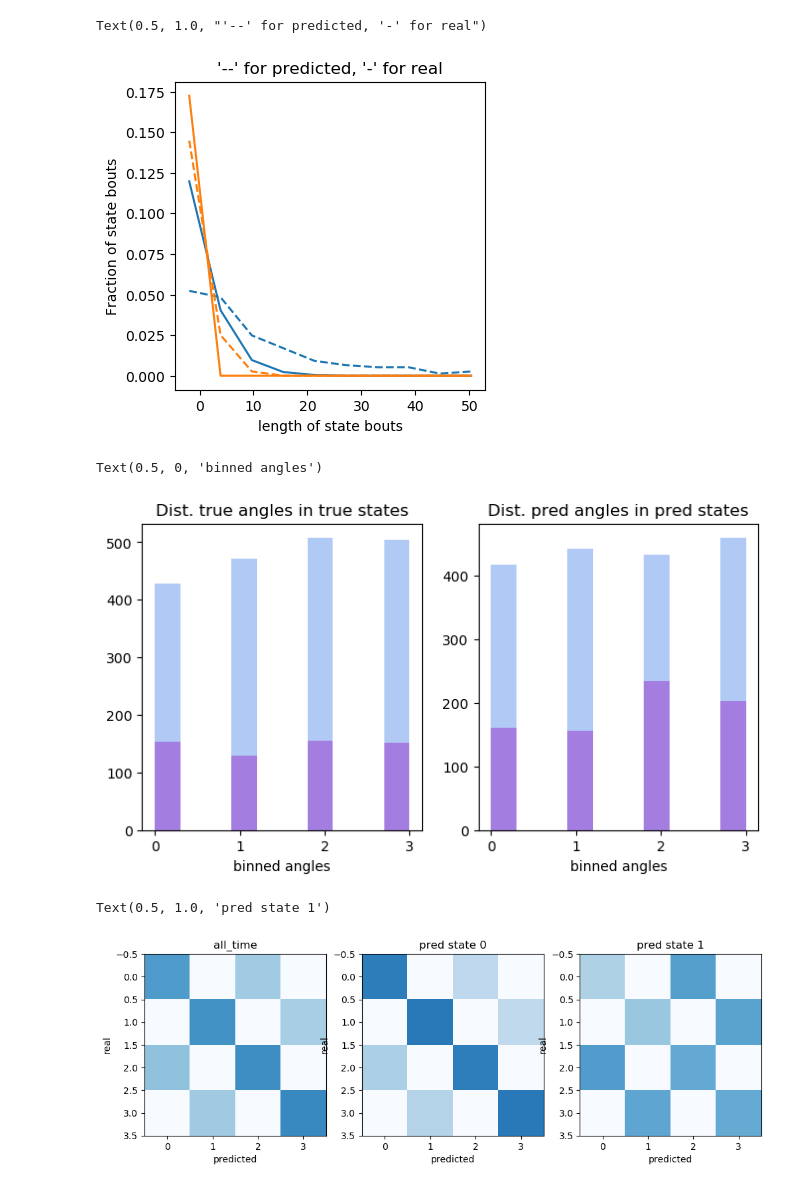
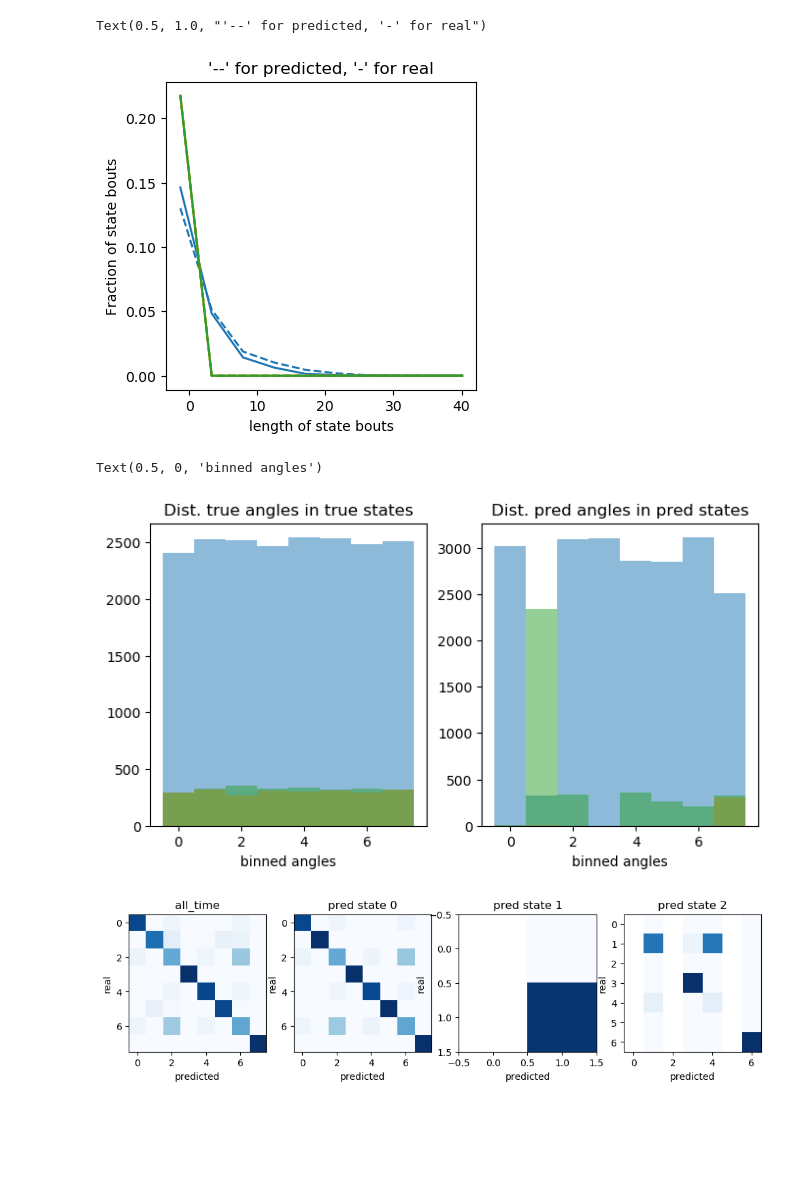
Before and after one commit to BrancoLab/JAL2_subgoal_pipeline, a Jupyter notebook: behave_analysis/analyze/glm_hmm/glm_hmm_gen_synth.ipynb, the cells around one changed output. Cells and saved outputs as stored; diff of their text form; code cells hidden in the pictures; blank space fills up the shorter version.

```diff
--- a/behave_analysis/analyze/glm_hmm/glm_hmm_gen_synth.ipynb
+++ b/behave_analysis/analyze/glm_hmm/glm_hmm_gen_synth.ipynb
@@ -121,7 +147,7 @@ Text(0.5, 1.0, '% time in state 0, real: 0.76 , predicted: 0.78\n% time in state
 """How long does each state bout last?"""
 
 real_time = []
-for i in np.arange(num_states):
+for i in states:
     st = (all_state == i).astype(int)
     if st[0] == 1:
         st = np.hstack((np.zeros(1),st))
@@ -132,7 +158,7 @@ for i in np.arange(num_states):
     real_time.append(np.abs(start - end))
 
 pred_time = []
-for i in np.arange(num_states):
+for i in states:
     st = (state_pred == i).astype(int)
     if st[0] == 1:
         st = np.hstack((np.zeros(1),st))
@@ -147,7 +173,7 @@ shortest = np.amin(np.append(np.concatenate(pred_time), np.concatenate(real_time
 
 fig, axs = plt.subplots(1,1,figsize = (4,4))
 colorz = plt.rcParams['axes.prop_cycle'].by_key()['color']
-for i in np.arange(num_states):
+for i in states:
     # real
     h, b = np.histogram(real_time[i],range = (shortest,longest), density = True)
     bc = b[:-1]-np.mean(np.diff(b))/2
@@ -162,53 +188,52 @@ axs.set_ylabel('Fraction of state bouts')
 axs.set_title("'--' for predicted, '-' for real")
 # %% [output]
 Text(0.5, 1.0, "'--' for predicted, '-' for real")
-[figure, old version]
+[figure, new version]
+# %%
+"""Predict the angles based on the neural activty and the expected states"""
+data = np.zeros((len(obs),) + (1,), dtype=int)
+pred_angles = np.zeros(len(obs))
+for i in np.arange(len(obs)):
+    pred_angles[i] = glm_hmm.observations.sample_x(z = state_pred[i], xhist = data[:i], input=inputs[i])
+pred_latents = state_pred
 # %%
 """Distribution of angles in the two states"""
-pred_latents, pred_angles = glm_hmm.sample(len(obs), input=inputs)
-
+# pred_latents, pred_angles = glm_hmm.sample(len(obs), input=inputs)
+colorz = plt.rcParams['axes.prop_cycle'].by_key()['color']
 fig, axs = plt.subplots(1,2,figsize = (8,4))
-axs[0].hist(obs[all_state == 0], alpha = .5, color = ['cornflowerblue'])
-axs[0].hist(obs[all_state == 1], alpha = .5, color = ['darkorchid'])
+for i in np.unique(all_state):
+    axs[0].hist(obs[all_state == i], bins = np.arange(obs_cat+1) - .5, alpha = .5, color = colorz[i])
 axs[0].set_title('Dist. true angles in true states')
 axs[0].set_xlabel('binned angles')
 
-axs[1].hist(pred_angles[pred_latents == 0], alpha = .5, color = ['cornflowerblue'])
-axs[1].hist(pred_angles[pred_latents == 1], alpha = .5, color = ['darkorchid'])
+for i in np.unique(pred_latents):
+    axs[1].hist(pred_angles[pred_latents == i], bins = np.arange(obs_cat+1) - .5, alpha = .5, color = colorz[i])
 axs[1].set_title('Dist. pred angles in pred states')
 axs[1].set_xlabel('binned angles')
 # %% [output]
 Text(0.5, 0, 'binned angles')
-[figure, old version]
+[figure, new version]
 # %%
 """Based on the inputs, what does it think the angles should be?"""
 conf = confusion_matrix(obs, pred_angles)
 conf = conf.astype("float64")
 conf = conf / np.sum(conf, axis=1)
 
-fig, axs = plt.subplots(1,3,figsize = (12,4))
+fig, axs = plt.subplots(1,len(states)+1,figsize = (12,4))
 axs[0].imshow(conf, cmap="Blues", vmin=0, vmax=1)
 axs[0].set_ylabel("real")
 axs[0].set_xlabel("predicted")
 axs[0].set_title("all_time")
 
-conf = confusion_matrix(obs[pred_latents == 0], pred_angles[pred_latents == 0])
-conf = conf.astype("float64")
-conf = conf / np.sum(conf, axis=1)
-axs[1].imshow(conf, cmap="Blues", vmin=0, vmax=1)
-axs[1].set_ylabel("real")
-axs[1].set_xlabel("predicted")
-axs[1].set_title("pred state 0")
-
-conf = confusion_matrix(obs[pred_latents == 1], pred_angles[pred_latents == 1])
-conf = conf.astype("float64")
-conf = conf / np.sum(conf, axis=1)
-axs[2].imshow(conf, cmap="Blues", vmin=0, vmax=1)
-axs[2].set_ylabel("real")
-axs[2].set_xlabel("predicted")
-axs[2].set_title("pred state 1")
+for st in states:
+    conf = confusion_matrix(obs[pred_latents == st], pred_angles[pred_latents == st])
+    conf = conf.astype("float64")
+    conf = conf / np.sum(conf, axis=1)
+    axs[st+1].imshow(conf, cmap="Blues", vmin=0, vmax=1)
+    axs[st+1].set_ylabel("real")
+    axs[st+1].set_xlabel("predicted")
+    axs[st+1].set_title("pred state " + str(st))
 # %% [output]
-Text(0.5, 1.0, 'pred state 1')
-[figure, old version]
+[figure, new version]
 # %%
 """How do the tuning curves compare to the weights?"""
```
Also changed, not shown: parts of 6 cells of this notebook, 2 other files.
